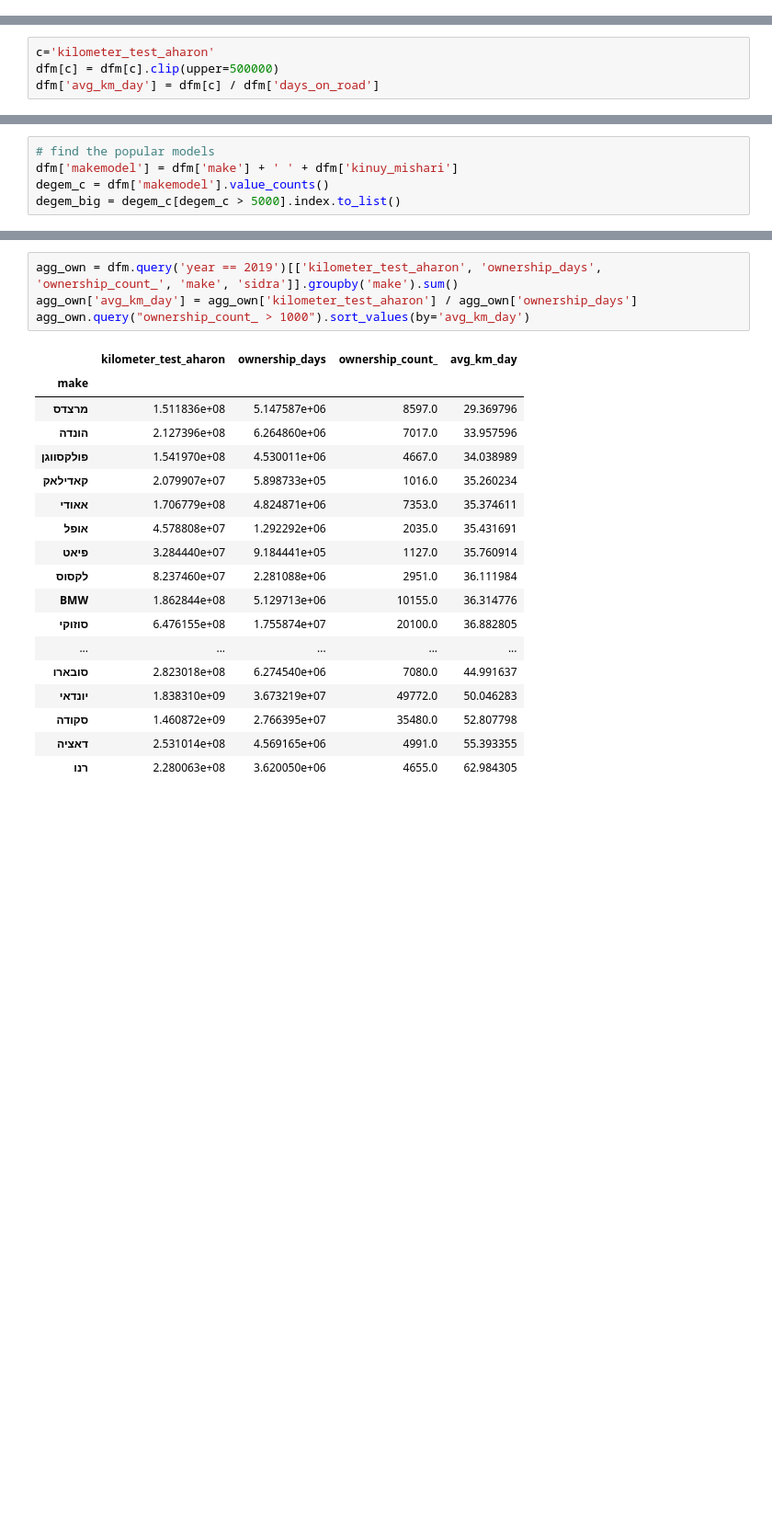
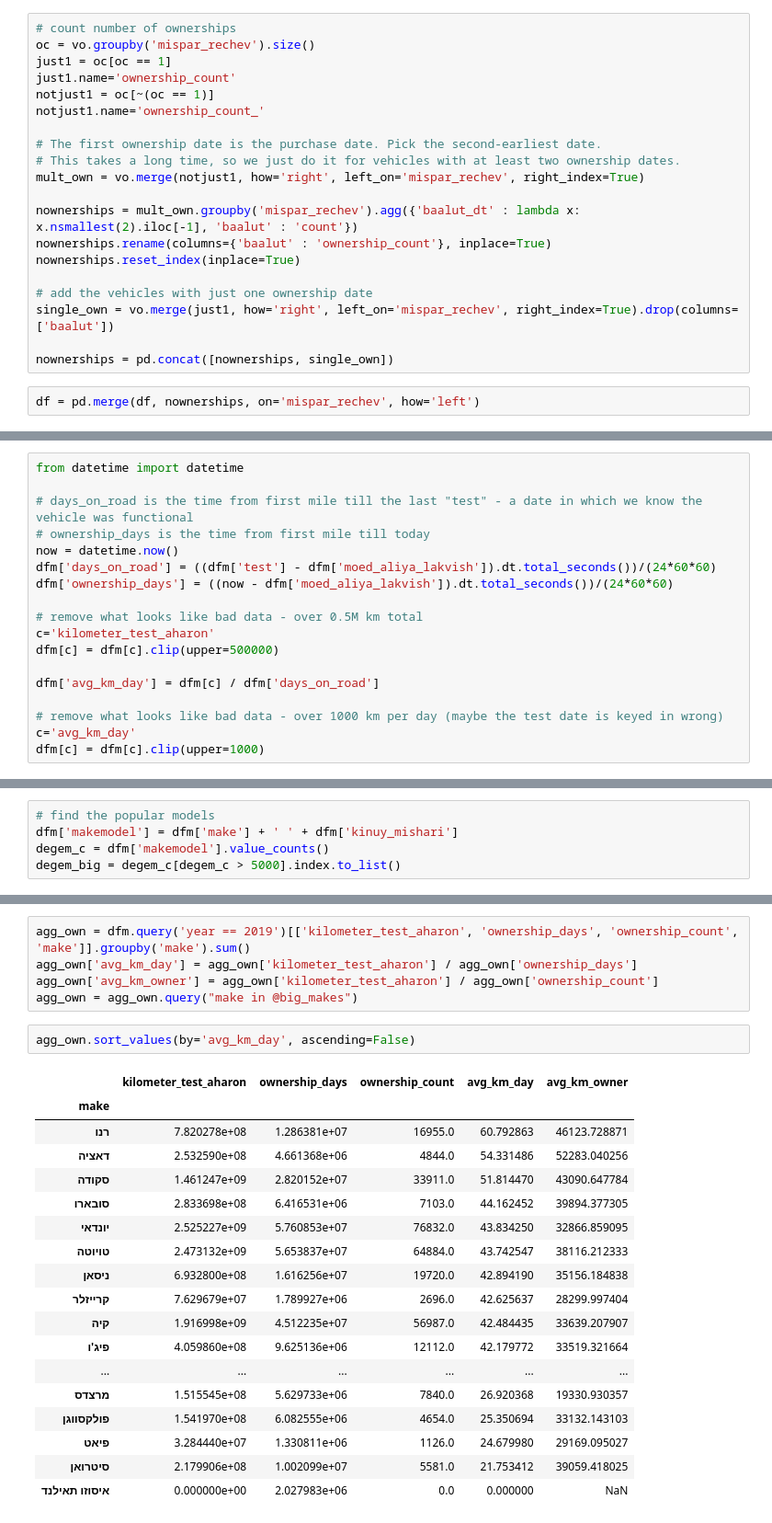
Before and after one commit to dpelleg/notebooks, a Jupyter notebook: charts/code/mileage.ipynb, the cells around one changed output, grey strips where cells are left out. Shown at 92% size. Cells and saved outputs as stored; diff of their text form; blank space fills up the shorter version.

```diff
--- a/charts/code/mileage.ipynb
+++ b/charts/code/mileage.ipynb
@@ -119,0 +193,22 @@ dfm = pd.merge(df, mivne, how='left', on='mispar_rechev')
+# %%
+# count number of ownerships
+oc = vo.groupby('mispar_rechev').size()
+just1 = oc[oc == 1]
+just1.name='ownership_count'
+notjust1 = oc[~(oc == 1)]
+notjust1.name='ownership_count_'
+
+# The first ownership date is the purchase date. Pick the second-earliest date.
+# This takes a long time, so we just do it for vehicles with at least two ownership dates.
+mult_own = vo.merge(notjust1, how='right', left_on='mispar_rechev', right_index=True)
+
+nownerships = mult_own.groupby('mispar_rechev').agg({'baalut_dt' : lambda x: x.nsmallest(2).iloc[-1], 'baalut' : 'count'})
+nownerships.rename(columns={'baalut' : 'ownership_count'}, inplace=True)
+nownerships.reset_index(inplace=True)
+
+# add the vehicles with just one ownership date
+single_own = vo.merge(just1, how='right', left_on='mispar_rechev', right_index=True).drop(columns=['baalut'])
+
+nownerships = pd.concat([nownerships, single_own])
+# %%
+df = pd.merge(df, nownerships, on='mispar_rechev', how='left')
@@ -120,7 +217,21 @@ dfm = pd.merge(df, mivne, how='left', on='mispar_rechev')
 # %%
+from datetime import datetime
+
+# days_on_road is the time from first mile till the last "test" - a date in which we know the vehicle was functional
+# ownership_days is the time from first mile till today
+now = datetime.now()
+dfm['days_on_road'] = ((dfm['test'] - dfm['moed_aliya_lakvish']).dt.total_seconds())/(24*60*60)
+dfm['ownership_days'] = ((now - dfm['moed_aliya_lakvish']).dt.total_seconds())/(24*60*60)
+
+# remove what looks like bad data - over 0.5M km total
 c='kilometer_test_aharon'
 dfm[c] = dfm[c].clip(upper=500000)
+
 dfm['avg_km_day'] = dfm[c] / dfm['days_on_road']
+
+# remove what looks like bad data - over 1000 km per day (maybe the test date is keyed in wrong)
+c='avg_km_day'
+dfm[c] = dfm[c].clip(upper=1000)
 # %%
 #dfm[dfm['kilometer_test_aharon'] > 7e5][['tozeret_nm', 'kinuy_mishari', 'year', 'kilometer_test_aharon', 'baalut']]
 #dfm[dfm['kilometer_test_aharon'] > 7e5]['make'].value_counts().to_dict()
@@ -177,23 +367,26 @@ agg_own.query("ownership_count_ > 1000").sort_values(by='avg_own_km')
+# %%
+agg_own = dfm.query('year == 2019')[['kilometer_test_aharon', 'ownership_days', 'ownership_count', 'make']].groupby('make').sum()
+agg_own['avg_km_day'] = agg_own['kilometer_test_aharon'] / agg_own['ownership_days']
+agg_own['avg_km_owner'] = agg_own['kilometer_test_aharon'] / agg_own['ownership_count']
+agg_own = agg_own.query("make in @big_makes")
 # %%
-agg_own = dfm.query('year == 2019')[['kilometer_test_aharon', 'ownership_days', 'ownership_count_', 'make', 'sidra']].groupby('make').sum()
-agg_own['avg_km_day'] = agg_own['kilometer_test_aharon'] / agg_own['ownership_days']
-agg_own.query("ownership_count_ > 1000").sort_values(by='avg_km_day')
+agg_own.sort_values(by='avg_km_day', ascending=False)
 # %% [output]
-|  | kilometer_test_aharon | ownership_days | ownership_count_ | avg_km_day |
-| make |  |  |  |  |
-| מרצדס | 1.511836e+08 | 5.147587e+06 | 8597.0 | 29.369796 |
-| הונדה | 2.127396e+08 | 6.264860e+06 | 7017.0 | 33.957596 |
-| פולקסווגן | 1.541970e+08 | 4.530011e+06 | 4667.0 | 34.038989 |
-| קאדילאק | 2.079907e+07 | 5.898733e+05 | 1016.0 | 35.260234 |
-| אאודי | 1.706779e+08 | 4.824871e+06 | 7353.0 | 35.374611 |
-| אופל | 4.578808e+07 | 1.292292e+06 | 2035.0 | 35.431691 |
-| פיאט | 3.284440e+07 | 9.184441e+05 | 1127.0 | 35.760914 |
-| לקסוס | 8.237460e+07 | 2.281088e+06 | 2951.0 | 36.111984 |
-| BMW | 1.862844e+08 | 5.129713e+06 | 10155.0 | 36.314776 |
-| סוזוקי | 6.476155e+08 | 1.755874e+07 | 20100.0 | 36.882805 |
-| ... | ... | ... | ... | ... |
-| סובארו | 2.823018e+08 | 6.274540e+06 | 7080.0 | 44.991637 |
-| יונדאי | 1.838310e+09 | 3.673219e+07 | 49772.0 | 50.046283 |
-| סקודה | 1.460872e+09 | 2.766395e+07 | 35480.0 | 52.807798 |
-| דאציה | 2.531014e+08 | 4.569165e+06 | 4991.0 | 55.393355 |
-| רנו | 2.280063e+08 | 3.620050e+06 | 4655.0 | 62.984305 |
+|  | kilometer_test_aharon | ownership_days | ownership_count | avg_km_day | avg_km_owner |
+| make |  |  |  |  |  |
+| רנו | 7.820278e+08 | 1.286381e+07 | 16955.0 | 60.792863 | 46123.728871 |
+| דאציה | 2.532590e+08 | 4.661368e+06 | 4844.0 | 54.331486 | 52283.040256 |
+| סקודה | 1.461247e+09 | 2.820152e+07 | 33911.0 | 51.814470 | 43090.647784 |
+| סובארו | 2.833698e+08 | 6.416531e+06 | 7103.0 | 44.162452 | 39894.377305 |
+| יונדאי | 2.525227e+09 | 5.760853e+07 | 76832.0 | 43.834250 | 32866.859095 |
+| טויוטה | 2.473132e+09 | 5.653837e+07 | 64884.0 | 43.742547 | 38116.212333 |
+| ניסאן | 6.932800e+08 | 1.616256e+07 | 19720.0 | 42.894190 | 35156.184838 |
+| קרייזלר | 7.629679e+07 | 1.789927e+06 | 2696.0 | 42.625637 | 28299.997404 |
+| קיה | 1.916998e+09 | 4.512235e+07 | 56987.0 | 42.484435 | 33639.207907 |
+| פיג'ו | 4.059860e+08 | 9.625136e+06 | 12112.0 | 42.179772 | 33519.321664 |
+| ... | ... | ... | ... | ... | ... |
+| מרצדס | 1.515545e+08 | 5.629733e+06 | 7840.0 | 26.920368 | 19330.930357 |
+| פולקסווגן | 1.541970e+08 | 6.082555e+06 | 4654.0 | 25.350694 | 33132.143103 |
+| פיאט | 3.284440e+07 | 1.330811e+06 | 1126.0 | 24.679980 | 29169.095027 |
+| סיטרואן | 2.179906e+08 | 1.002099e+07 | 5581.0 | 21.753412 | 39059.418025 |
+| איסוזו תאילנד | 0.000000e+00 | 2.027983e+06 | 0.0 | 0.000000 | NaN |
```
Also changed, not shown: parts of 46 cells of this notebook, 3 other files.
